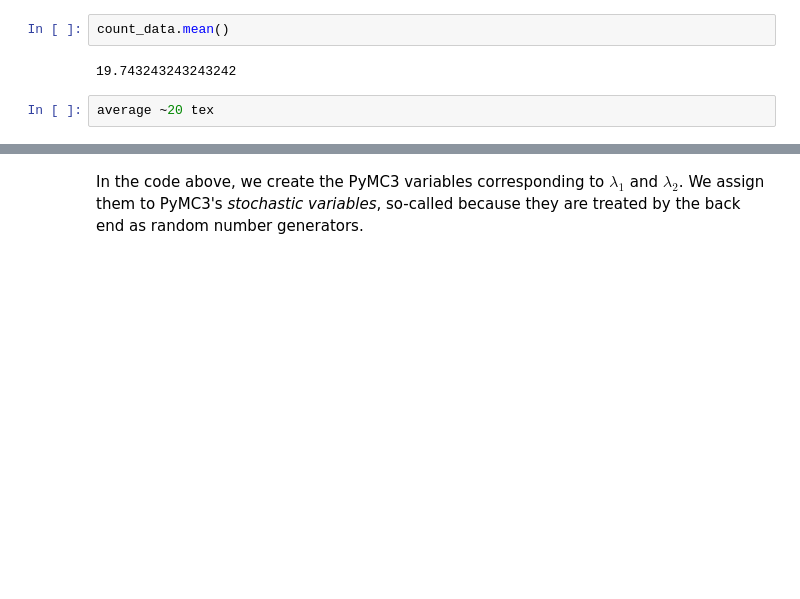
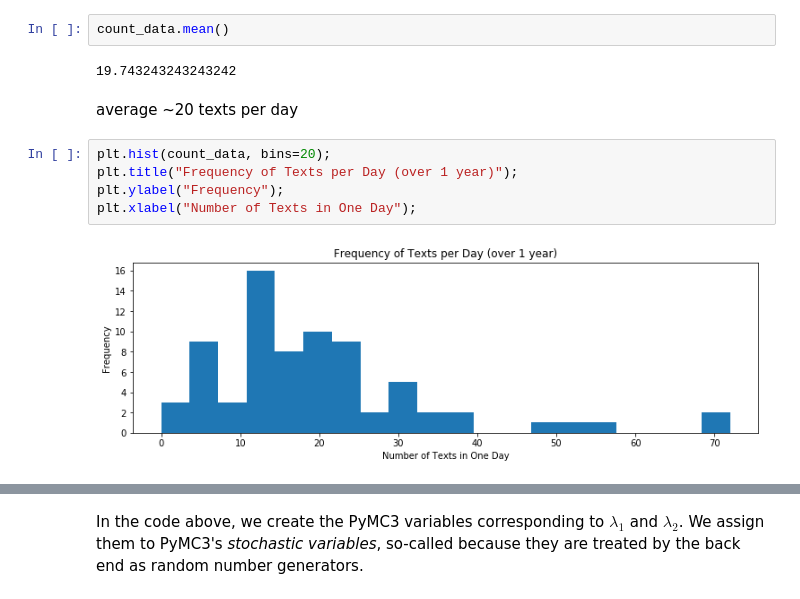
Before and after one commit to garden-of-forking-code/Probabilistic-Programming-and-Bayesian-Methods-for-Hackers, a Jupyter notebook: Chapter1_Introduction/Ch1_Introduction_PyMC3.ipynb, the cells around one changed output, grey strips where cells are left out. Saved outputs shown, nothing was run; the diff lists cells and outputs as text; blank space fills up the shorter version.

```diff
--- a/Chapter1_Introduction/Ch1_Introduction_PyMC3.ipynb
+++ b/Chapter1_Introduction/Ch1_Introduction_PyMC3.ipynb
@@ -452,8 +452,15 @@ len(count_data)
 count_data.mean()
 # %% [output]
 19.743243243243242
-# %%
-average ~20 tex
+# %% [markdown]
+average ~20 texts per day
+# %%
+plt.hist(count_data, bins=20);
+plt.title("Frequency of Texts per Day (over 1 year)");
+plt.ylabel("Frequency");
+plt.xlabel("Number of Texts in One Day");
+# %% [output]
+[figure, added]
 # %%
 import pymc3 as pm
 import theano.tensor as tt
```
Also changed, not shown: parts of 52 cells of this notebook, 1 other file.
